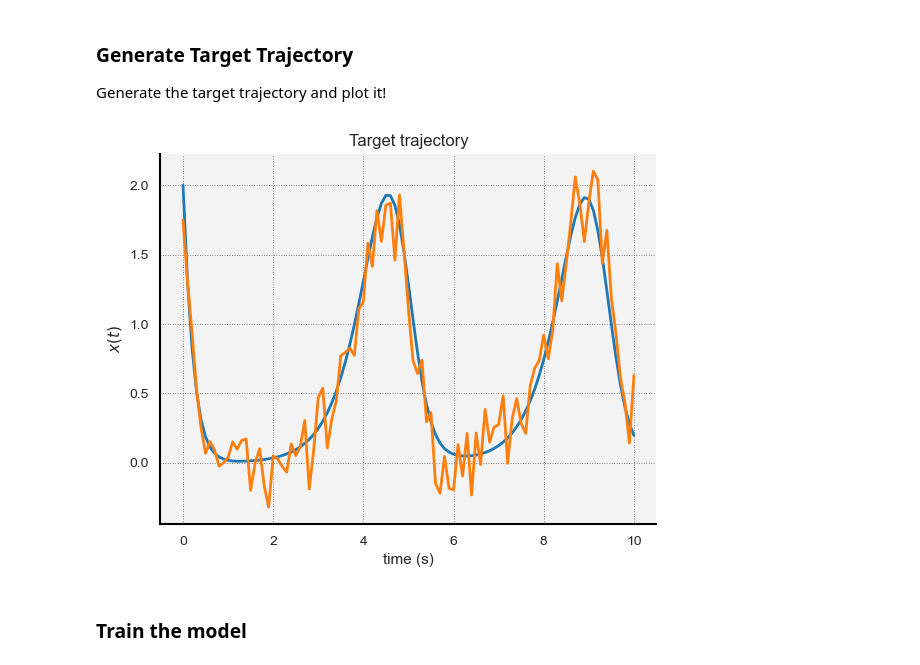
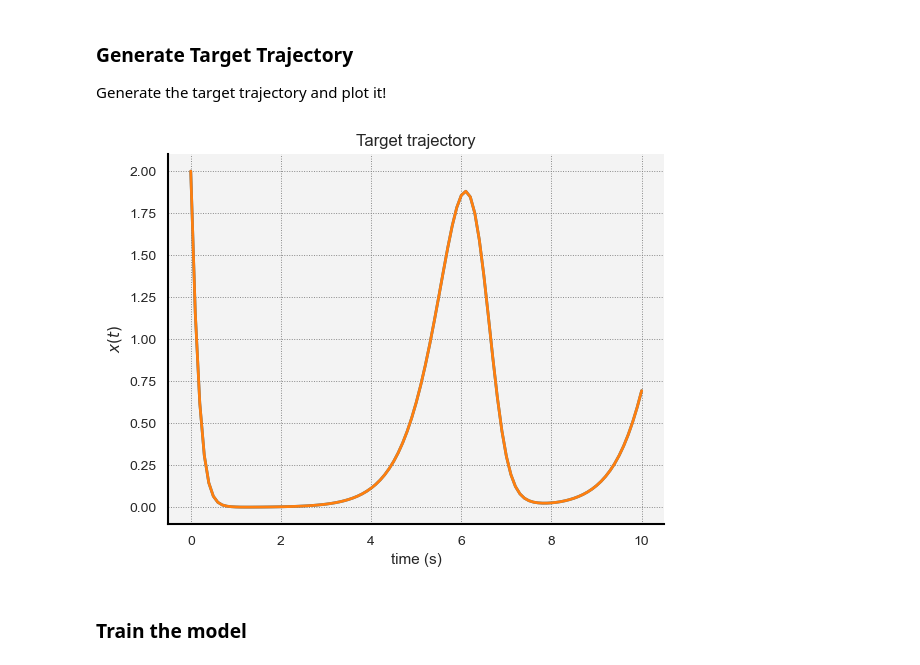
Before and after one commit to punkduckable/DDE-Find, a Jupyter notebook: Experiment.ipynb, the cells around one changed output. Drawn from its saved outputs; the diff is of its cells as text; code cells hidden in the pictures.

```diff
--- a/Experiment.ipynb
+++ b/Experiment.ipynb
@@ -45,11 +45,16 @@ from    torch.utils.tensorboard import  SummaryWriter;
 from    scipy                   import  interpolate;
 
 # My code
-from    Solver  import  RK2                 as DDE_Solver;
+from    Solver  import  Forward_Euler, RK2, RK4;
 from    NDDE    import  NDDE;
 from    Train   import  Train;
 from    Utils   import  Initialize_Logger, Initialize_MPL, Add_Noise;
-from    Loss    import  L1_Cost, L2_Cost, Integral_Loss;
+from    Loss    import  L1_Cost, L2_Cost, Linf_Cost, Integral_Loss;
+
+# Set up dictionary of different DDE solvers
+Solvers : dict = {"Forward Euler"   : Forward_Euler,
+                  "RK2"             : RK2,
+                  "RK4"             : RK4};
 
 # Set up the TensorBoard SummaryWriter
 Base_Dir    : str   = "./Logs";
@@ -89,6 +94,9 @@ X0_Target       = X0_Model(a = a_Target, b = b_Target);
 tau_Target      = torch.tensor(1.0);
 N_tau           = 10;
 T_Target        = torch.tensor(10.0);
+
+# Pick a solver.
+Solver_Name    = "RK4";
 """
 
 # Logistic
@@ -105,13 +113,16 @@ tau_Target      = torch.tensor(1.0);
 N_tau           = 10;
 T_Target        = torch.tensor(10.0);
 
+# Pick a solver.
+Solver_Name    = "RK2";
+
 """
 # ESNO
 from    Model   import  ENSO                as F_Model;
 from    X0      import  Periodic            as X0_Model;
 
 # Set up the parameters and tau value for the target trajectory.
-F_Target        = F_Model(theta_0 = 1.0, theta_1 = 1.0, theta_2 = 0.75);
+F_Target        = F_Model(a = 1.0, b = 1.0, c = 0.75);
 A_Target        = torch.Tensor([-0.25]);
 w_Target        = torch.Tensor([1.0]);
 b_Target        = torch.Tensor([1.5])
@@ -119,6 +130,9 @@ X0_Target       = X0_Model(A = A_Target, w = w_Target, b = b_Target);
 tau_Target      = torch.tensor(5.0);
 N_tau           = 50;
 T_Target        = torch.tensor(10.0);
+
+# Pick a solver.
+Solver_Name    = "RK2";
 """
 
 """
@@ -134,45 +148,51 @@ X0_Target       = X0_Model(a = a_Target, b = b_Target);
 tau_Target      = torch.tensor(0.25);
 N_tau           = 10;
 T_Target        = torch.tensor(3.0);
+
+# Pick a solver.
+Solver_Name    = "RK2";
 """
 
 """
 # HIV
 from    Model   import  HIV                 as F_Model;
 from    X0      import  Periodic              as X0_Model;
 
 # Set up the parameters and tau value for the target trajectory.
 F_Target        = F_Model(  k   = .00343,
-                            m   = 5.0,
+                            m   = 3.8,
                             d   = 0.05,
                             c   = 2.0,
                             T0  = 1000.0,
                             np  = 0.43,
                             N   = 48.0);
-A_Target        = torch.Tensor([2.5,    2.0,    0.0]);
-w_Target        = torch.Tensor([1.0,    5.0,    0.0]);
-b_Target        = torch.Tensor([10,     8.0,   0.0]);
+A_Target        = torch.Tensor([1.0,    3.0,    0.0]);
+w_Target        = torch.Tensor([1.0,    3.0,    0.0]);
+b_Target        = torch.Tensor([10.0,   8.0,   0.0]);
 X0_Target       = X0_Model(A = A_Target, w =w_Target, b = b_Target);
 tau_Target      = torch.tensor(1.0);
 N_tau           = 10;
 T_Target        = torch.tensor(10.0);
+
+# Pick a solver.
+Solver_Name    = "RK2";
 """
 
 # Get the target trajectory!
-x_True, t_Target    = DDE_Solver(F = F_Target, X0 = X0_Target, tau = tau_Target, T = T_Target, N_tau = N_tau);
+x_True, t_Target    = Solvers[Solver_Name](F = F_Target, X0 = X0_Target, tau = tau_Target, T = T_Target, N_tau = N_tau);
 
 # Add some noise!
-x_Target            = Add_Noise(x_True, l = 0.3);
+x_Target            = Add_Noise(x_True, l = 0.0);
 
 # Finally, lets plot the target trajectory.
 seaborn.lineplot(x = t_Target, y = x_True[:,    0].reshape(-1).detach().numpy());
 seaborn.lineplot(x = t_Target, y = x_Target[:,  0].reshape(-1).detach().numpy());
 seaborn.despine();
 plt.xlabel("time (s)");
 plt.ylabel(r"$x(t)$");
 plt.title("Target trajectory");
 # %% [output]
-[figure, old version]
+[figure, new version]
 # %% [markdown]
 ### Train the model
 # %%
```
Also changed, not shown: parts of 2 cells of this notebook, 7 other files.
